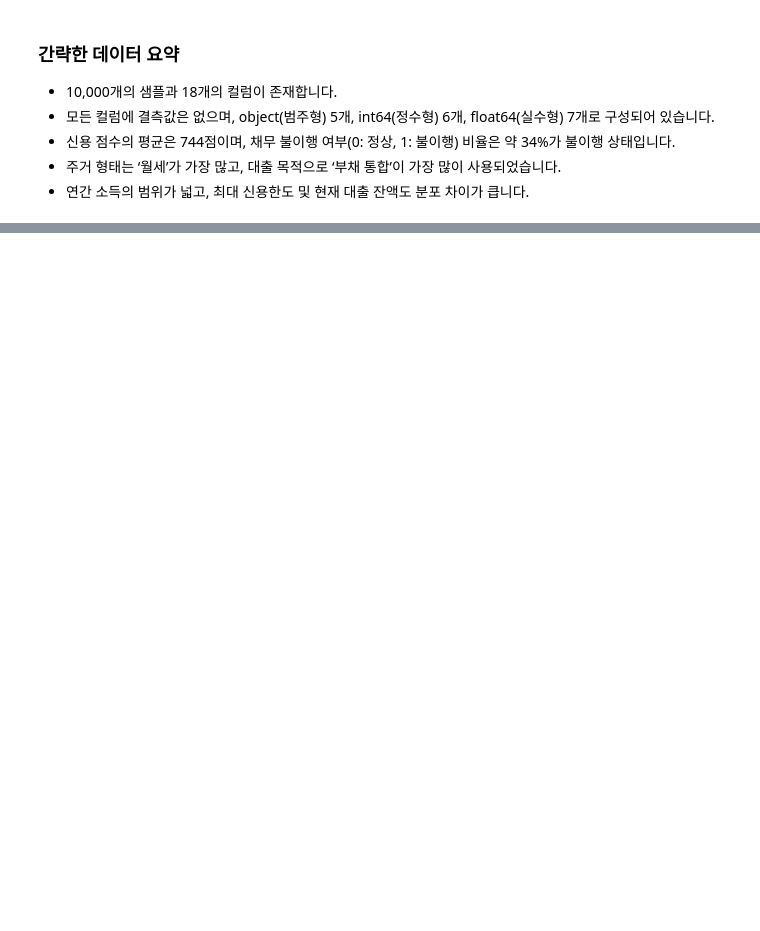
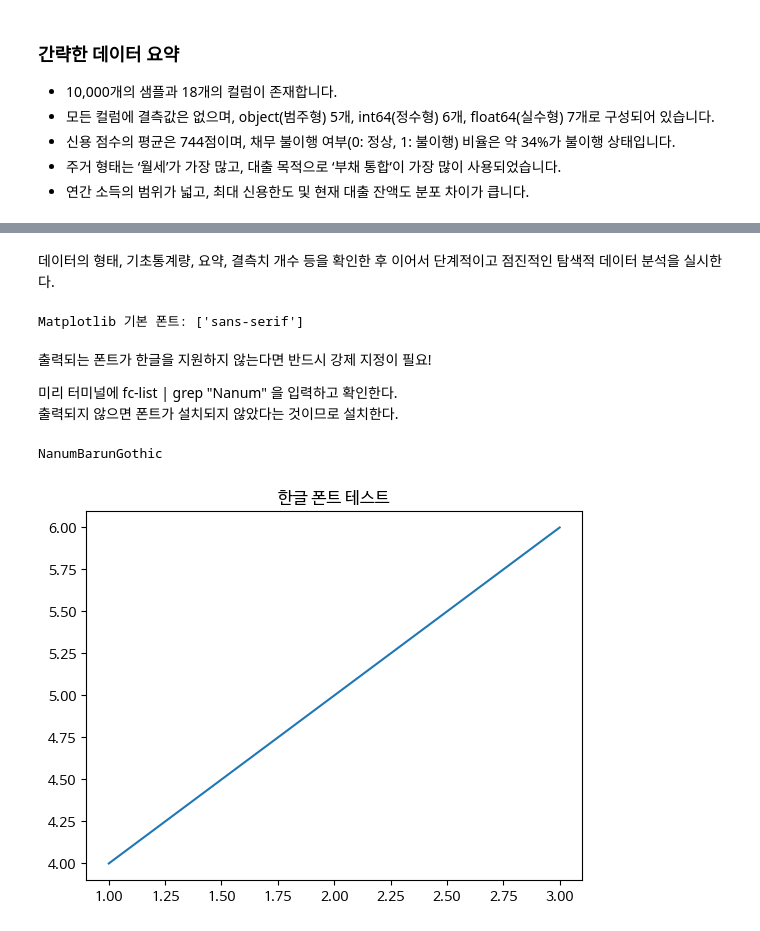
Before and after one commit to thewoowon/default-classification, a Jupyter notebook: main.ipynb, the cells around one changed output, grey strips where cells are left out. Drawn from its saved outputs; the diff is of its cells as text; code cells hidden in the pictures; blank space fills up the shorter version.

```diff
--- a/main.ipynb
+++ b/main.ipynb
@@ -45,0 +115,35 @@ NameError: name 'df' is not defined
+# %% [markdown]
+데이터의 형태, 기초통계량, 요약, 결측치 개수 등을 확인한 후 이어서 단계적이고 점진적인 탐색적 데이터 분석을 실시한다.
+# %%
+import matplotlib.pyplot as plt
+import matplotlib
+import matplotlib.font_manager as fm
+import seaborn as sns
+import os
+
+print("Matplotlib 기본 폰트:", matplotlib.rcParams['font.family'])
+# %% [output]
+Matplotlib 기본 폰트: ['sans-serif']
+# %% [markdown]
+출력되는 폰트가 한글을 지원하지 않는다면 반드시 강제 지정이 필요!
+
+미리 터미널에 fc-list | grep "Nanum" 을 입력하고 확인한다.
+출력되지 않으면 폰트가 설치되지 않았다는 것이므로 설치한다.
+# %%
+# 폰트 강제 지정 시작
+
+# 설치된 한글 폰트 경로 직접 지정
+font_path = "NanumBarunGothic.ttf"
+font_prop = fm.FontProperties(fname=font_path,size=12)
+
+# 폰트 설정 적용
+plt.rc('font',family=font_prop.get_name())
+print(font_prop.get_name())
+
+# 테스트
+plt.title("한글 폰트 테스트", fontsize=15, fontproperties=font_prop)
+plt.plot([1,2,3],[4,5,6])
+plt.show()
+# %% [output]
+NanumBarunGothic
+[figure, added]
```
Also changed, not shown: parts of 26 cells of this notebook.
